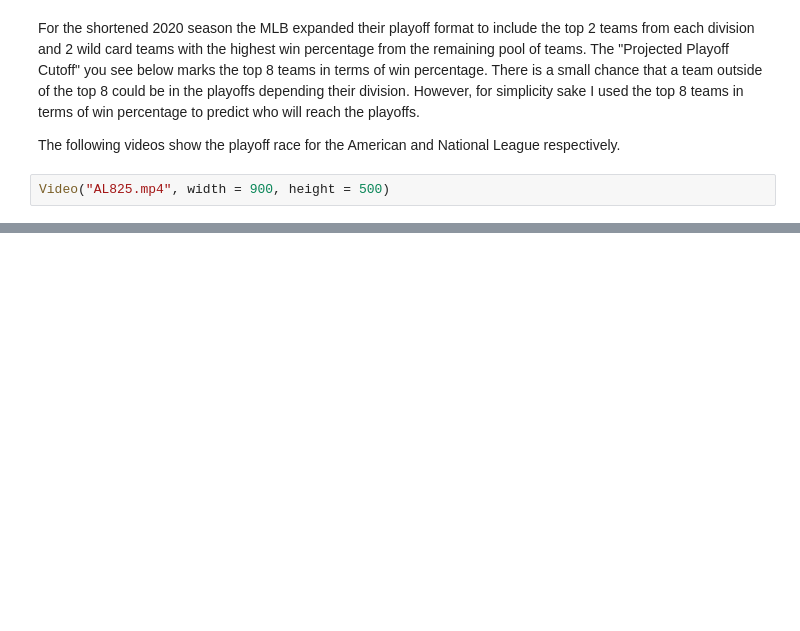
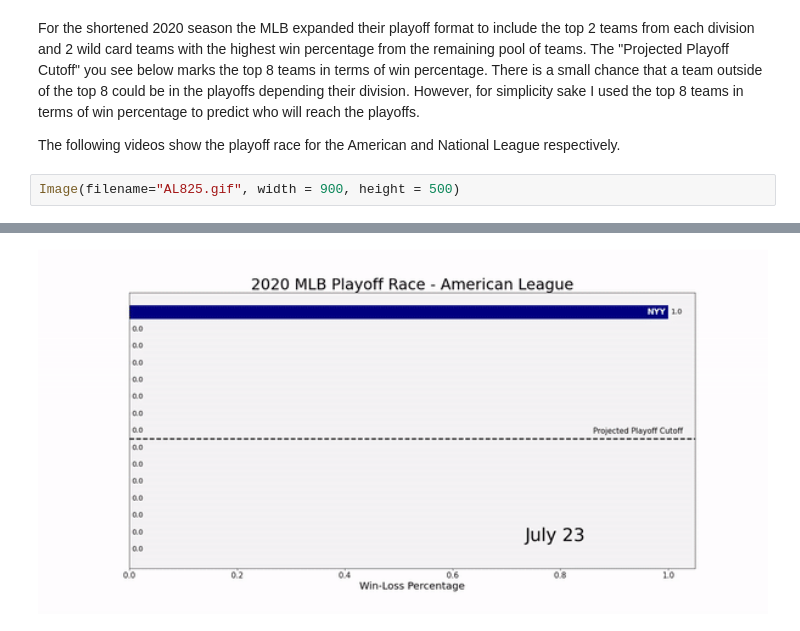
Before and after one commit to holdenbridge/2020MLB-StandingsRace, a Jupyter notebook: MLB Standings Race.ipynb, the cells around one changed output, grey strips where cells are left out. Cells and saved outputs as stored; diff of their text form; blank space fills up the shorter version.

```diff
--- a/MLB Standings Race.ipynb
+++ b/MLB Standings Race.ipynb
@@ -111,5 +111,5 @@ For the shortened 2020 season the MLB expanded their playoff format to include t
 
 The following videos show the playoff race for the American and National League respectively.
 # %%
-Video("AL825.mp4", width = 900, height = 500)
+Image(filename="AL825.gif", width = 900, height = 500)
 # %% [output]
@@ -117 +116,2 @@ Video("AL825.mp4", width = 900, height = 500)
+[figure, added]
 # %%
```
Also changed, not shown: parts of 3 cells of this notebook, 2 other files.
